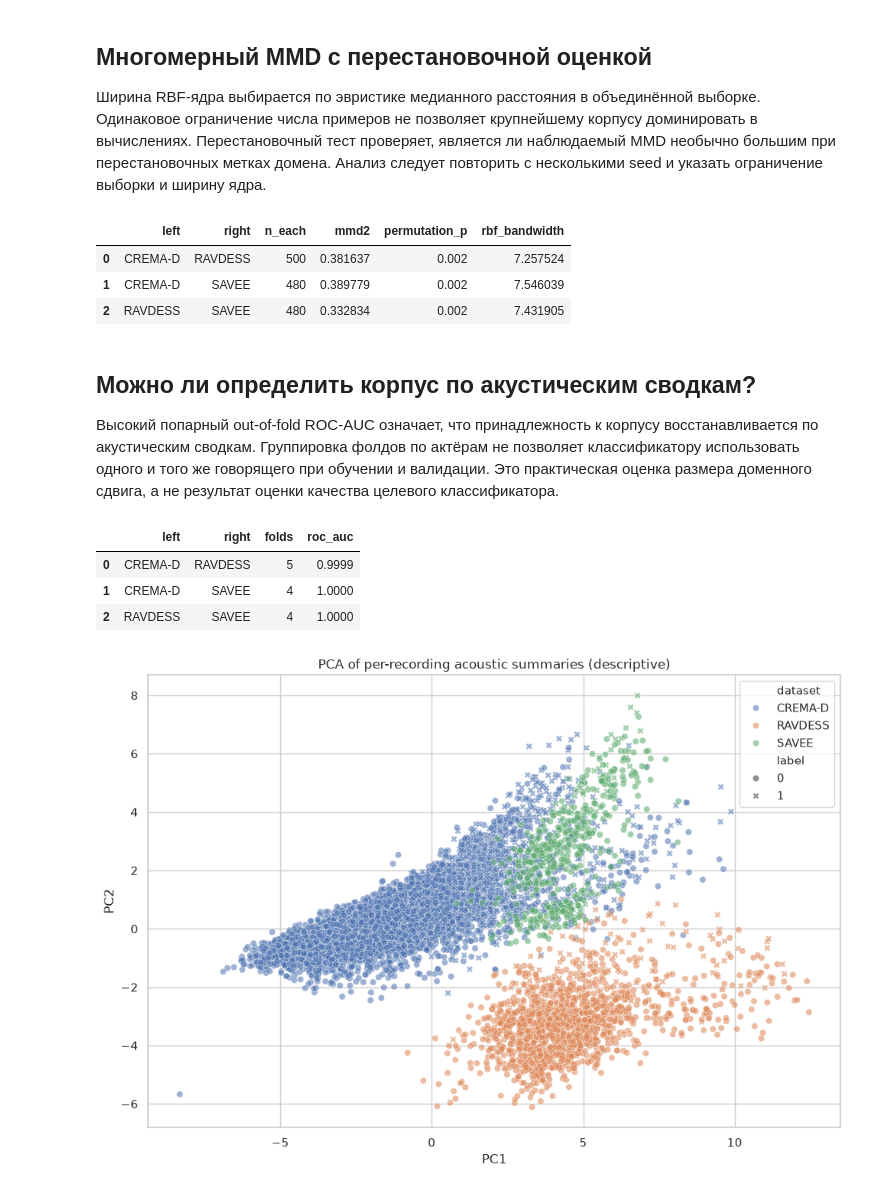
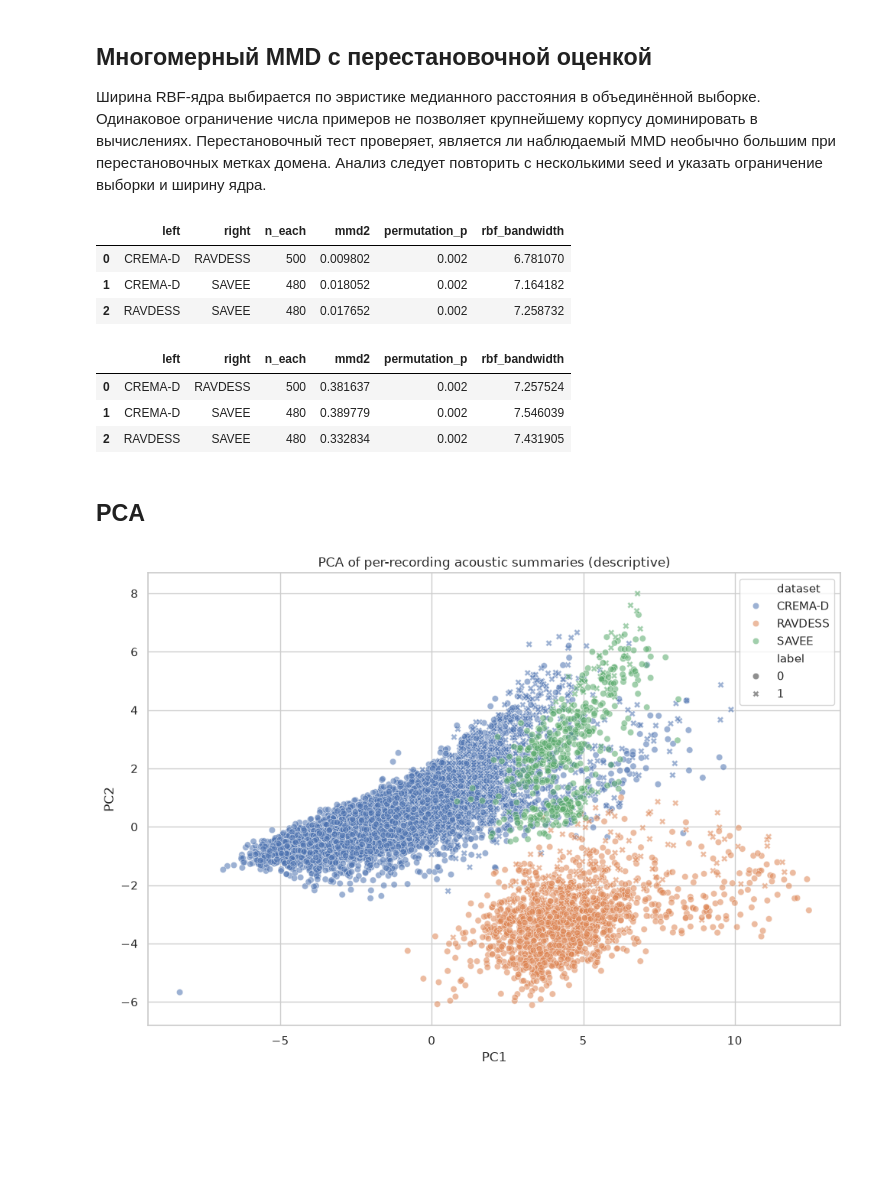
Before and after one commit to blasterss/Splitfed-speech-classification, a Jupyter notebook: notebooks/E0_cross_corpus_heterogeneity.ipynb, the cells around one changed output. Drawn from its saved outputs; the diff is of its cells as text; code cells hidden in the pictures; blank space fills up the shorter version.

```diff
--- a/notebooks/E0_cross_corpus_heterogeneity.ipynb
+++ b/notebooks/E0_cross_corpus_heterogeneity.ipynb
@@ -259,76 +407,62 @@ def squared_distances(x, y):
         (x * x).sum(1)[:, None] + (y * y).sum(1)[None, :] - 2 * x @ y.T, 0
     )
 
 def mmd2_from_kernel(kernel, n_left):
     left = kernel[:n_left, :n_left]
     right = kernel[n_left:, n_left:]
     cross = kernel[:n_left, n_left:]
     left_term = (left.sum() - np.trace(left)) / (n_left * (n_left - 1))
     n_right = len(kernel) - n_left
     right_term = (right.sum() - np.trace(right)) / (n_right * (n_right - 1))
     return left_term + right_term - 2 * cross.mean()
 
 def permutation_mmd(x, y, permutations=N_PERMUTATIONS, seed=SEED):
     rng = np.random.default_rng(seed)
     pooled = np.vstack([x, y])
     pooled = StandardScaler().fit_transform(pooled)
     distances = squared_distances(pooled, pooled)
     positive = distances[np.triu_indices_from(distances, k=1)]
     sigma2 = np.median(positive[positive > 0])
     kernel = np.exp(-distances / (2 * sigma2))
     observed = mmd2_from_kernel(kernel, len(x))
     null = []
     for _ in range(permutations):
         order = rng.permutation(len(pooled))
         null.append(mmd2_from_kernel(kernel[np.ix_(order, order)], len(x)))
     p_value = (1 + np.sum(np.asarray(null) >= observed)) / (permutations + 1)
     return observed, p_value, np.sqrt(sigma2)
 
-rng = np.random.default_rng(SEED)
-mmd_rows = []
-for left, right in combinations(datasets, 2):
-    pair = []
-    for name in (left, right):
-        values = samples.loc[samples.dataset == name, feature_columns].dropna().to_numpy()
-        size = min(len(values), MAX_MMD_SAMPLES_PER_CORPUS)
-        pair.append(values[rng.choice(len(values), size=size, replace=False)])
-    size = min(map(len, pair))
-    statistic, p_value, bandwidth = permutation_mmd(pair[0][:size], pair[1][:size])
-    mmd_rows.append({
-        'left': left, 'right': right, 'n_each': size,
-        'mmd2': statistic, 'permutation_p': p_value, 'rbf_bandwidth': bandwidth,
-    })
-display(pd.DataFrame(mmd_rows).round(6))
+
+def plot_mmd_permutation(datasets, data, feature_columns):
+    rng = np.random.default_rng(SEED)
+    mmd_rows = []
+    for left, right in combinations(datasets, 2):
+        pair = []
+        for name in (left, right):
+            values = data.loc[data.dataset == name, feature_columns].dropna().to_numpy()
+            size = min(len(values), MAX_MMD_SAMPLES_PER_CORPUS)
+            pair.append(values[rng.choice(len(values), size=size, replace=False)])
+        size = min(map(len, pair))
+        statistic, p_value, bandwidth = permutation_mmd(pair[0][:size], pair[1][:size])
+        mmd_rows.append({
+            'left': left, 'right': right, 'n_each': size,
+            'mmd2': statistic, 'permutation_p': p_value, 'rbf_bandwidth': bandwidth,
+        })
+    display(pd.DataFrame(mmd_rows).round(6))
+
+plot_mmd_permutation(datasets, standardized, feature_columns)
+plot_mmd_permutation(datasets, samples, feature_columns)
 # %% [output]
 |  | left | right | n_each | mmd2 | permutation_p | rbf_bandwidth |
-| 0 | CREMA-D | RAVDESS | 500 | 0.381637 | 0.002 | 7.257524 |
-| 1 | CREMA-D | SAVEE | 480 | 0.389779 | 0.002 | 7.546039 |
-| 2 | RAVDESS | SAVEE | 480 | 0.332834 | 0.002 | 7.431905 |
+| 0 | CREMA-D | RAVDESS | 500 | 0.009802 | 0.002 | 6.781070 |
+| 1 | CREMA-D | SAVEE | 480 | 0.018052 | 0.002 | 7.164182 |
+| 2 | RAVDESS | SAVEE | 480 | 0.017652 | 0.002 | 7.258732 |
+|  | left | right | n_each | mmd2 | permutation_p | rbf_bandwidth |
+| 0 | CREMA-D | RAVDESS | 500 | 0.381637 | 0.002 | 7.257524 |
+| 1 | CREMA-D | SAVEE | 480 | 0.389779 | 0.002 | 7.546039 |
+| 2 | RAVDESS | SAVEE | 480 | 0.332834 | 0.002 | 7.431905 |
-# %% [markdown]
-## Можно ли определить корпус по акустическим сводкам?
-
-Высокий попарный out-of-fold ROC-AUC означает, что принадлежность к корпусу восстанавливается по акустическим сводкам. Группировка фолдов по актёрам не позволяет классификатору использовать одного и того же говорящего при обучении и валидации. Это практическая оценка размера доменного сдвига, а не результат оценки качества целевого классификатора.
-# %%
-auc_rows = []
-for left, right in combinations(datasets, 2):
-    pair = samples[samples.dataset.isin([left, right])].dropna(subset=feature_columns).copy()
-    x = pair[feature_columns].to_numpy()
-    y = (pair.dataset == right).astype(int).to_numpy()
-    groups = (pair.dataset.astype(str) + ':' + pair.actor_id.astype(str)).to_numpy()
-    folds = min(5, pair.groupby('dataset').actor_id.nunique().min())
-    splitter = StratifiedGroupKFold(n_splits=folds, shuffle=True, random_state=SEED)
-    predictions = np.zeros(len(pair))
-    for train_idx, test_idx in splitter.split(x, y, groups):
-        model = make_pipeline(StandardScaler(), LogisticRegression(max_iter=2000))
-        model.fit(x[train_idx], y[train_idx])
-        predictions[test_idx] = model.predict_proba(x[test_idx])[:, 1]
-    auc_rows.append({'left': left, 'right': right, 'folds': folds, 'roc_auc': roc_auc_score(y, predictions)})
-display(pd.DataFrame(auc_rows).round(4))
-# %% [output]
-|  | left | right | folds | roc_auc |
-| 0 | CREMA-D | RAVDESS | 5 | 0.9999 |
-| 1 | CREMA-D | SAVEE | 4 | 1.0000 |
-| 2 | RAVDESS | SAVEE | 4 | 1.0000 |
+# %% [markdown]
+## PCA
 # %%
 complete = samples.dropna(subset=feature_columns).copy()
 scaled = StandardScaler().fit_transform(complete[feature_columns])
```
Also changed, not shown: parts of 7 cells of this notebook.
